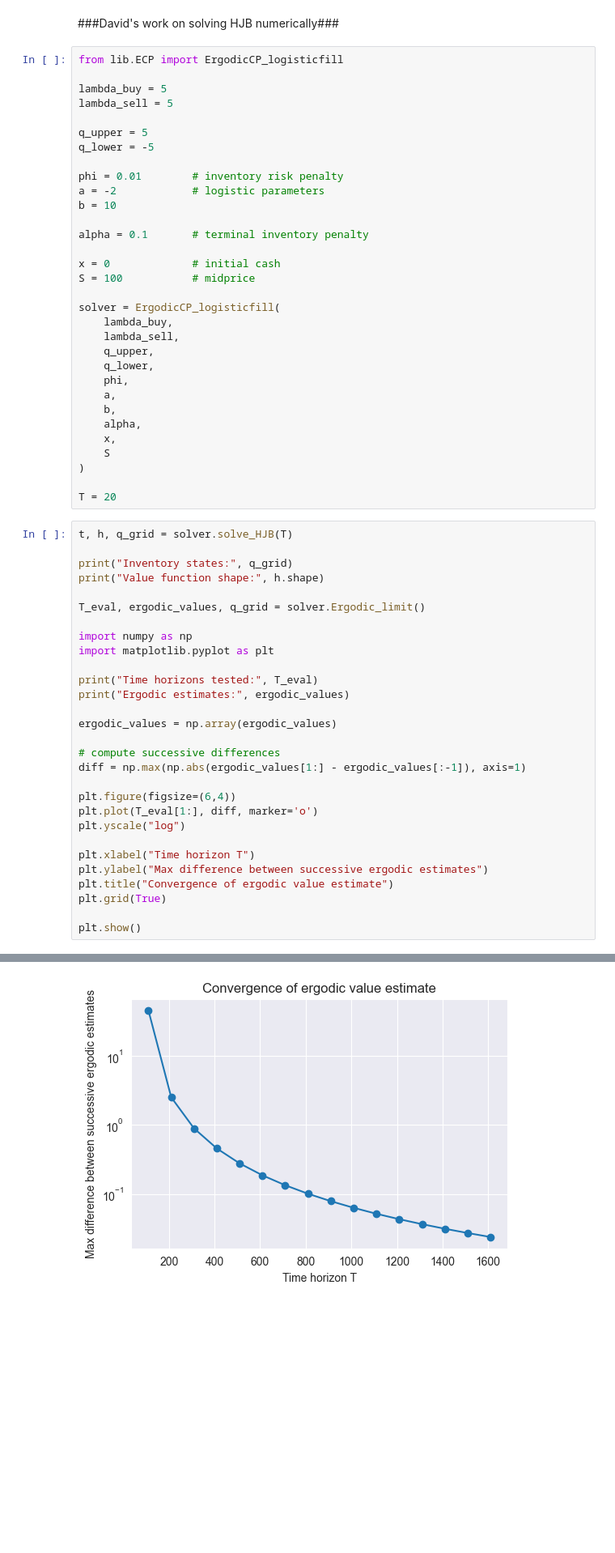
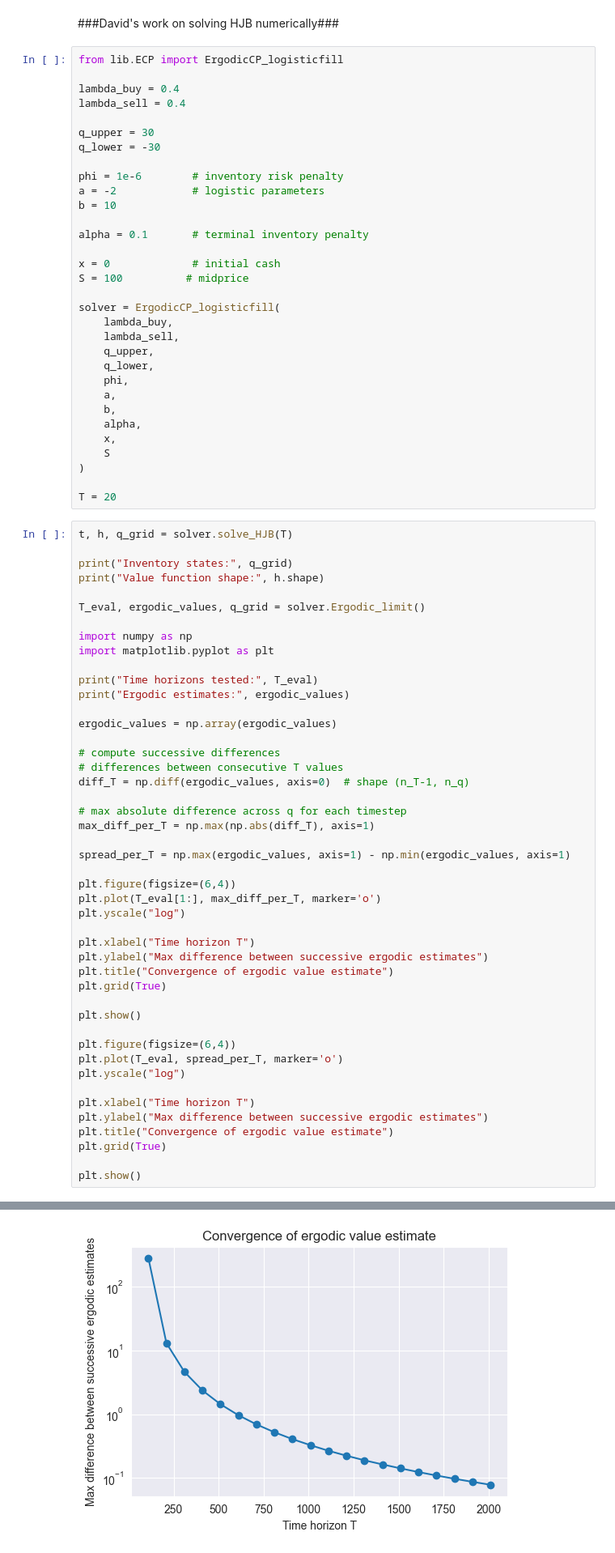
Before and after one commit to ben-jamie-son/mml-reinforcement-learning, a Jupyter notebook: MM_parmater_learning-main/Comparison_Sim.ipynb, the cells around one changed output, grey strips where cells are left out. Shown at 81% size. Drawn from its saved outputs; the diff is of its cells as text; blank space fills up the shorter version.

Commit message:
Finished ergodic constant estimation and implemented to regret calculation

```diff
--- a/MM_parmater_learning-main/Comparison_Sim.ipynb
+++ b/MM_parmater_learning-main/Comparison_Sim.ipynb
@@ -690,20 +690,20 @@ plt.show()
 # %%
 from lib.ECP import ErgodicCP_logisticfill
 
-lambda_buy = 5
-lambda_sell = 5
+lambda_buy = 0.4
+lambda_sell = 0.4
 
-q_upper = 5
-q_lower = -5
+q_upper = 30
+q_lower = -30
 
-phi = 0.01        # inventory risk penalty
+phi = 1e-6        # inventory risk penalty
 a = -2            # logistic parameters
 b = 10
 
 alpha = 0.1       # terminal inventory penalty
 
 x = 0             # initial cash
-S = 100           # midprice
+S = 100          # midprice
 
 solver = ErgodicCP_logisticfill(
     lambda_buy,
@@ -736,10 +736,16 @@ print("Ergodic estimates:", ergodic_values)
 ergodic_values = np.array(ergodic_values)
 
 # compute successive differences
-diff = np.max(np.abs(ergodic_values[1:] - ergodic_values[:-1]), axis=1)
+# differences between consecutive T values
+diff_T = np.diff(ergodic_values, axis=0)  # shape (n_T-1, n_q)
+
+# max absolute difference across q for each timestep
+max_diff_per_T = np.max(np.abs(diff_T), axis=1)
+
+spread_per_T = np.max(ergodic_values, axis=1) - np.min(ergodic_values, axis=1)
 
 plt.figure(figsize=(6,4))
-plt.plot(T_eval[1:], diff, marker='o')
+plt.plot(T_eval[1:], max_diff_per_T, marker='o')
 plt.yscale("log")
 
 plt.xlabel("Time horizon T")
@@ -748,4 +754,15 @@ plt.title("Convergence of ergodic value estimate")
 plt.grid(True)
 
 plt.show()
+
+plt.figure(figsize=(6,4))
+plt.plot(T_eval, spread_per_T, marker='o')
+plt.yscale("log")
+
+plt.xlabel("Time horizon T")
+plt.ylabel("Max difference between successive ergodic estimates")
+plt.title("Convergence of ergodic value estimate")
+plt.grid(True)
+
+plt.show()
 # %% [output]
@@ -785 +786 @@ Difference:0.0365616783939649
-[figure, old version]
+[figure, new version]
```
Also changed, not shown: parts of 2 cells of this notebook, 2 other files.
